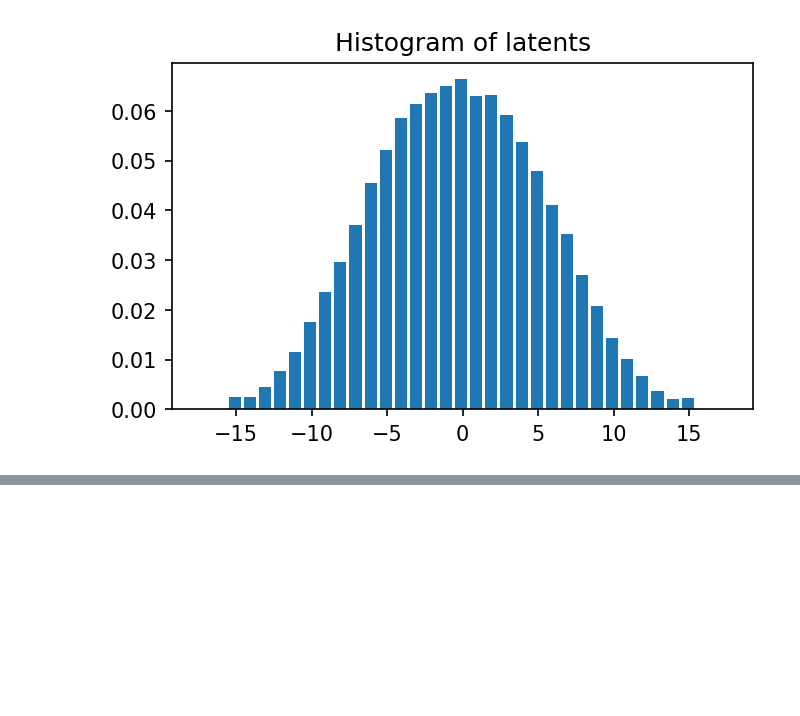
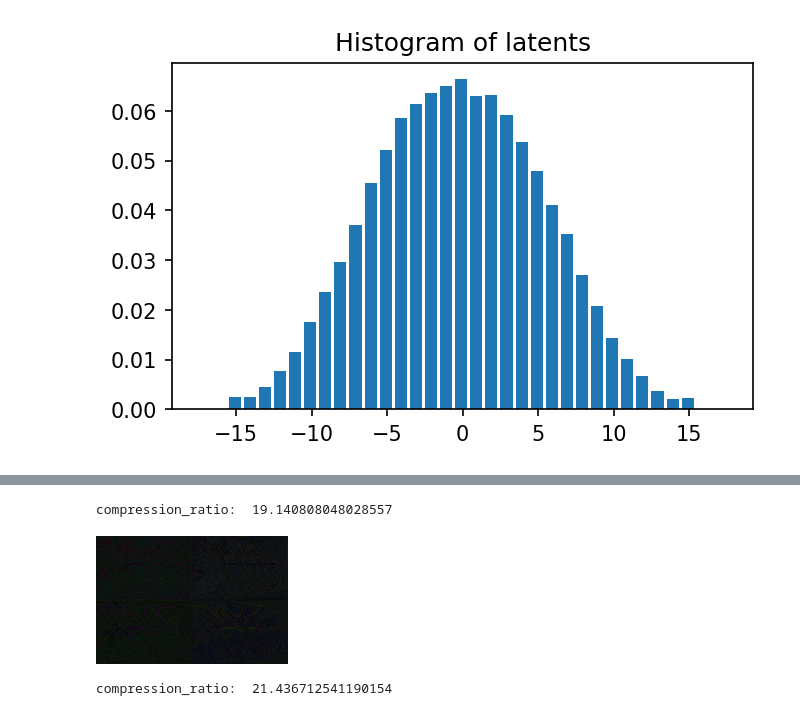
Before and after one commit to danjacobellis/walloc, a Jupyter notebook: README.ipynb, the cells around one changed output, grey strips where cells are left out. Drawn from its saved outputs; the diff is of its cells as text; code cells hidden in the pictures; blank space fills up the shorter version.

```diff
--- a/README.ipynb
+++ b/README.ipynb
@@ -132,2 +181,17 @@ tensor(1.)
+# %%
+Y_pil[0].save('latent.tif',compression="tiff_adobe_deflate")
+print("compression_ratio: ", x.numel()/os.path.getsize("latent.tif"))
+# %% [output]
+compression_ratio:  19.140808048028557
+# %%
+Y_pil = latent_to_pil(Y[:,:12],5,3)
+Y_pil[0]
+# %% [output]
+[figure, added]
+# %%
+Y_pil[0].save('latent.webp',lossless=True)
+print("compression_ratio: ", (12/16)*x.numel()/os.path.getsize("latent.webp"))
+# %% [output]
+compression_ratio:  21.436712541190154
 # %%
 !jupyter nbconvert --to markdown README.ipynb
```
Also changed, not shown: parts of 10 cells of this notebook.
